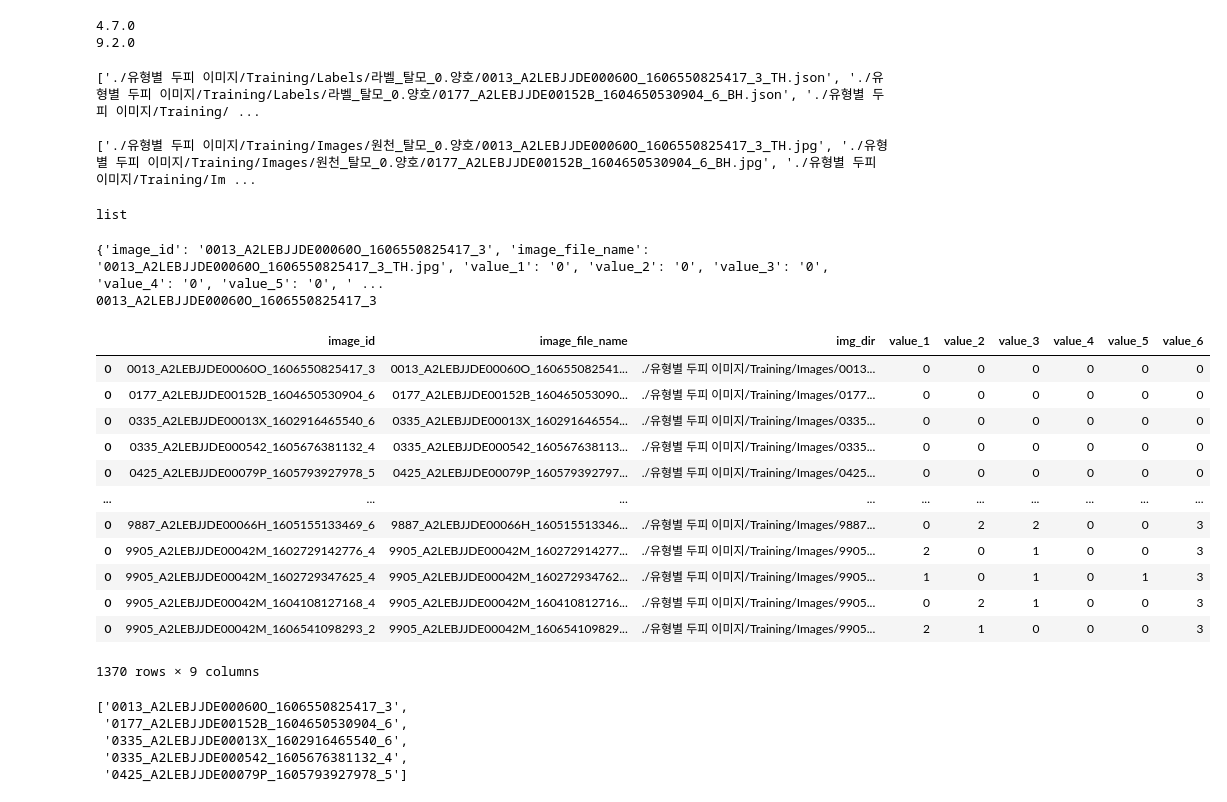
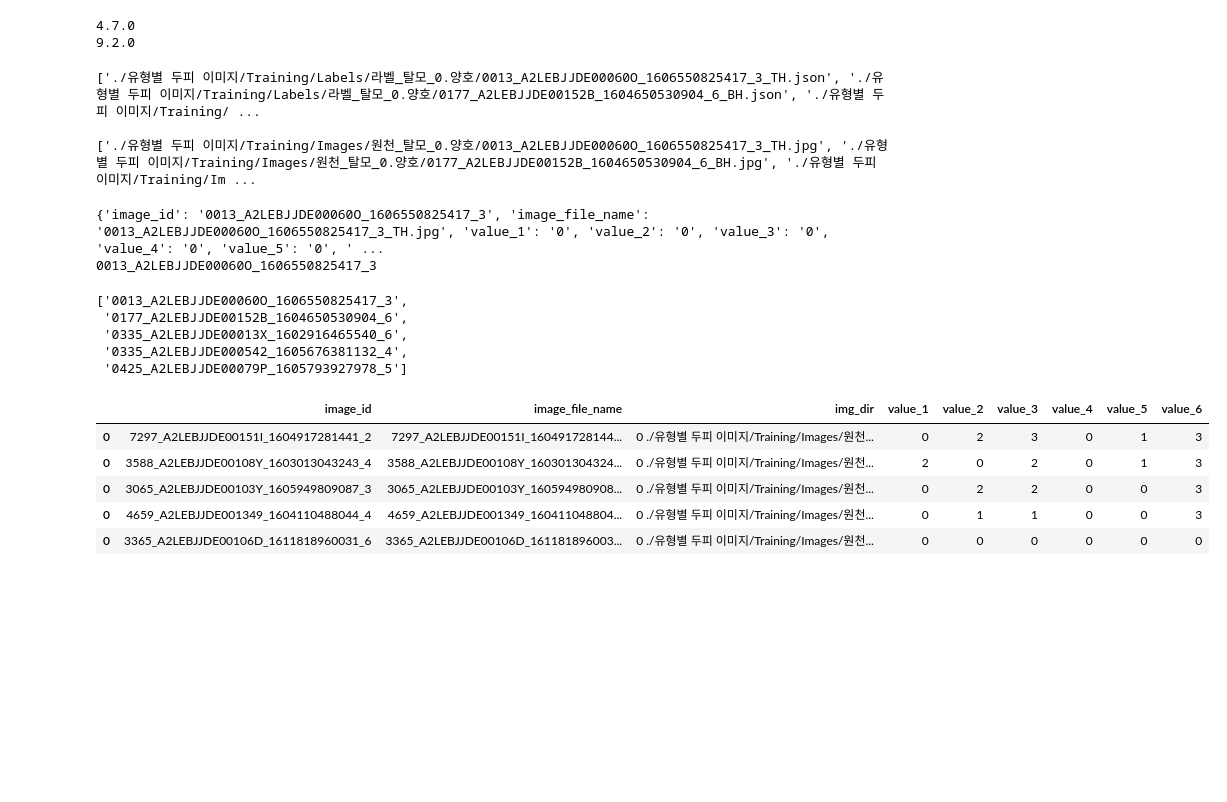
Before and after one commit to rainsky3840/Bootcamp_project, a Jupyter notebook: 김정환/p4_main.ipynb, the cells around one changed output. Saved outputs shown, nothing was run; the diff lists cells and outputs as text; code cells hidden in the pictures; blank space fills up the shorter version.

```diff
--- a/김정환/p4_main.ipynb
+++ b/김정환/p4_main.ipynb
@@ -16,29 +32,28 @@ print(pil.__version__)
 4.7.0
 9.2.0
 # %%
-#json, img 파일 제목 저장
-#일단은 양호에 한정
+#json, img 파일 제목 리스트화
+#일단 탈모 상태 0(양호) / 3(심각)에 해당하는 데이터만 불러옴
 
 dir_1 = glob.glob('./유형별 두피 이미지/Training/Labels/*')
 json_names = []
 for temp_dir in dir_1:
     json_names += glob.glob(temp_dir + '/*.*')
 
-temp_img_dir = glob.glob('./유형별 두피 이미지/Training/Images/*')
-# print(len(temp_img_dir))  #should be 24
+dir_2 = glob.glob('./유형별 두피 이미지/Training/Images/*')
+# print(len(dir_2))  #should be 24
 img_names = []
-for temp in temp_img_dir:
+for temp in dir_2:
     img_names += glob.glob(temp + '/*.*')
 
-json_names=f=[json_names[i].replace('\\','/') for i in range(len(json_names))]
-img_names=f=[img_names[i].replace('\\','/') for i in range(len(img_names))]
+json_names=[json_names[i].replace('\\','/') for i in range(len(json_names))]
+img_names=[img_names[i].replace('\\','/') for i in range(len(img_names))]
 print(json_names[:5], end='\n\n')
 print(img_names[:5])
 # %% [output]
 ['./유형별 두피 이미지/Training/Labels/라벨_탈모_0.양호/0013_A2LEBJJDE00060O_1606550825417_3_TH.json', './유형별 두피 이미지/Training/Labels/라벨_탈모_0.양호/0177_A2LEBJJDE00152B_1604650530904_6_BH.json', './유형별 두피 이미지/Training/ ...
 
 ['./유형별 두피 이미지/Training/Images/원천_탈모_0.양호/0013_A2LEBJJDE00060O_1606550825417_3_TH.jpg', './유형별 두피 이미지/Training/Images/원천_탈모_0.양호/0177_A2LEBJJDE00152B_1604650530904_6_BH.jpg', './유형별 두피 이미지/Training/Im ...
-list
 # %%
 #Json 파일 로딩 확인
 with open('./유형별 두피 이미지/Training/Labels/라벨_탈모_0.양호/0013_A2LEBJJDE00060O_1606550825417_3_TH.json') as json_file:
@@ -50,47 +65,42 @@ print(json_string)
 # %% [output]
 {'image_id': '0013_A2LEBJJDE00060O_1606550825417_3', 'image_file_name': '0013_A2LEBJJDE00060O_1606550825417_3_TH.jpg', 'value_1': '0', 'value_2': '0', 'value_3': '0', 'value_4': '0', 'value_5': '0', ' ...
 0013_A2LEBJJDE00060O_1606550825417_3
+# %%
+#Loading data from multiple json files
+img_id_l=[]
+
+for idx, each in enumerate(json_names):
+    # print(each)     #json 경로
+    with open(each, 'r', encoding='UTF-8') as j:
+        js=json.load(j)
+        img_id_l.append(js["image_id"])
+
+img_id_l[:5]
+# %% [output]
+['0013_A2LEBJJDE00060O_1606550825417_3',
+ '0177_A2LEBJJDE00152B_1604650530904_6',
+ '0335_A2LEBJJDE00013X_1602916465540_6',
+ '0335_A2LEBJJDE000542_1605676381132_4',
+ '0425_A2LEBJJDE00079P_1605793927978_5']
 # %%
 # CONCATENATE multiple JSON files into one dataframe
-
-# https://stackoverflow.com/questions/57067551/how-to-read-multiple-json-files-into-pandas-dataframe
 # insert in (): columns=['image_id', 'image_file_name', 'value_1', 'value_2', 'value_3', 'value_4', 'value_5', 'value_6'])
 df1=pd.DataFrame()
 
-for file in json_names:
+for file in tqdm(json_names):
+    # print(file)
     data = pd.read_json(file, lines=True) # read data frame from json file
-    img_dir = './유형별 두피 이미지/Training/Images/' + data['image_file_name']    #[:-45]
+    img_dir = './유형별 두피 이미지/Training/Images/'+file[29:40] + data['image_file_name']    #[:-45]
+    img_dir_edit = str(img_dir)
+    img_dir=pd.Series(img_dir_edit.replace('라벨','원천'))
     data.insert(2, 'img_dir', img_dir)  # data['img_dir']=img_dir
     df1=pd.concat([df1, data])
 
-df1
+df1.sample(5)
 # %% [output]
 |  | image_id | image_file_name | img_dir | value_1 | value_2 | value_3 | value_4 | value_5 | value_6 |
-| 0 | 0013_A2LEBJJDE00060O_1606550825417_3 | 0013_A2LEBJJDE00060O_160655082541... | ./유형별 두피 이미지/Training/Images/0013... | 0 | 0 | 0 | 0 | 0 | 0 |
-| 0 | 0177_A2LEBJJDE00152B_1604650530904_6 | 0177_A2LEBJJDE00152B_160465053090... | ./유형별 두피 이미지/Training/Images/0177... | 0 | 0 | 0 | 0 | 0 | 0 |
-| 0 | 0335_A2LEBJJDE00013X_1602916465540_6 | 0335_A2LEBJJDE00013X_160291646554... | ./유형별 두피 이미지/Training/Images/0335... | 0 | 0 | 0 | 0 | 0 | 0 |
-| 0 | 0335_A2LEBJJDE000542_1605676381132_4 | 0335_A2LEBJJDE000542_160567638113... | ./유형별 두피 이미지/Training/Images/0335... | 0 | 0 | 0 | 0 | 0 | 0 |
-| 0 | 0425_A2LEBJJDE00079P_1605793927978_5 | 0425_A2LEBJJDE00079P_160579392797... | ./유형별 두피 이미지/Training/Images/0425... | 0 | 0 | 0 | 0 | 0 | 0 |
-| ... | ... | ... | ... | ... | ... | ... | ... | ... | ... |
-| 0 | 9887_A2LEBJJDE00066H_1605155133469_6 | 9887_A2LEBJJDE00066H_160515513346... | ./유형별 두피 이미지/Training/Images/9887... | 0 | 2 | 2 | 0 | 0 | 3 |
-| 0 | 9905_A2LEBJJDE00042M_1602729142776_4 | 9905_A2LEBJJDE00042M_160272914277... | ./유형별 두피 이미지/Training/Images/9905... | 2 | 0 | 1 | 0 | 0 | 3 |
-| 0 | 9905_A2LEBJJDE00042M_1602729347625_4 | 9905_A2LEBJJDE00042M_160272934762... | ./유형별 두피 이미지/Training/Images/9905... | 1 | 0 | 1 | 0 | 1 | 3 |
-| 0 | 9905_A2LEBJJDE00042M_1604108127168_4 | 9905_A2LEBJJDE00042M_160410812716... | ./유형별 두피 이미지/Training/Images/9905... | 0 | 2 | 1 | 0 | 0 | 3 |
-| 0 | 9905_A2LEBJJDE00042M_1606541098293_2 | 9905_A2LEBJJDE00042M_160654109829... | ./유형별 두피 이미지/Training/Images/9905... | 2 | 1 | 0 | 0 | 0 | 3 |
+| 0 | 7297_A2LEBJJDE00151I_1604917281441_2 | 7297_A2LEBJJDE00151I_160491728144... | 0 ./유형별 두피 이미지/Training/Images/원천... | 0 | 2 | 3 | 0 | 1 | 3 |
+| 0 | 3588_A2LEBJJDE00108Y_1603013043243_4 | 3588_A2LEBJJDE00108Y_160301304324... | 0 ./유형별 두피 이미지/Training/Images/원천... | 2 | 0 | 2 | 0 | 1 | 3 |
+| 0 | 3065_A2LEBJJDE00103Y_1605949809087_3 | 3065_A2LEBJJDE00103Y_160594980908... | 0 ./유형별 두피 이미지/Training/Images/원천... | 0 | 2 | 2 | 0 | 0 | 3 |
+| 0 | 4659_A2LEBJJDE001349_1604110488044_4 | 4659_A2LEBJJDE001349_160411048804... | 0 ./유형별 두피 이미지/Training/Images/원천... | 0 | 1 | 1 | 0 | 0 | 3 |
+| 0 | 3365_A2LEBJJDE00106D_1611818960031_6 | 3365_A2LEBJJDE00106D_161181896003... | 0 ./유형별 두피 이미지/Training/Images/원천... | 0 | 0 | 0 | 0 | 0 | 0 |
-1370 rows × 9 columns
-# %%
-img_id_l=[]
-
-for idx, each in enumerate(json_names):
-    # print(each)     #json 경로
-    with open(each, 'r', encoding='UTF-8') as j:
-        js=json.load(j)
-        img_id_l.append(js["image_id"])
-
-img_id_l[:5]
-# %% [output]
-['0013_A2LEBJJDE00060O_1606550825417_3',
- '0177_A2LEBJJDE00152B_1604650530904_6',
- '0335_A2LEBJJDE00013X_1602916465540_6',
- '0335_A2LEBJJDE000542_1605676381132_4',
- '0425_A2LEBJJDE00079P_1605793927978_5']
```
Also changed, not shown: parts of 13 cells of this notebook.
